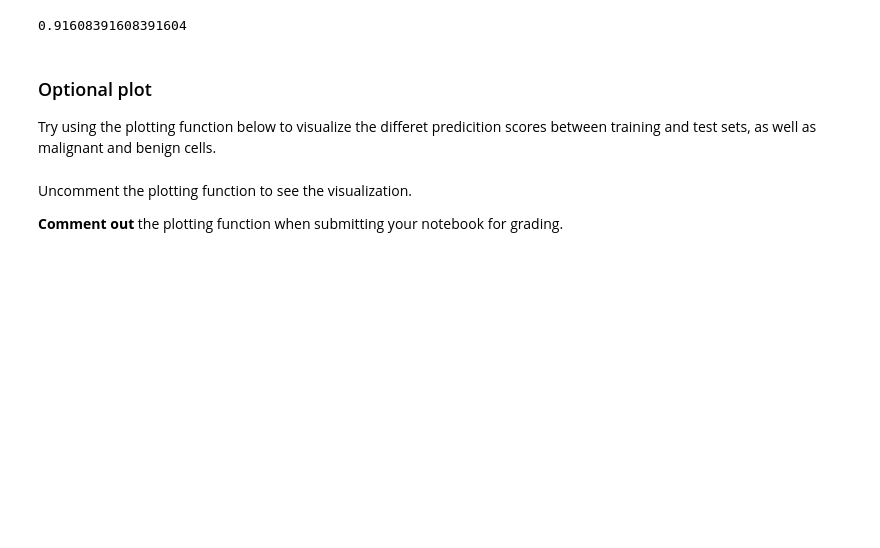
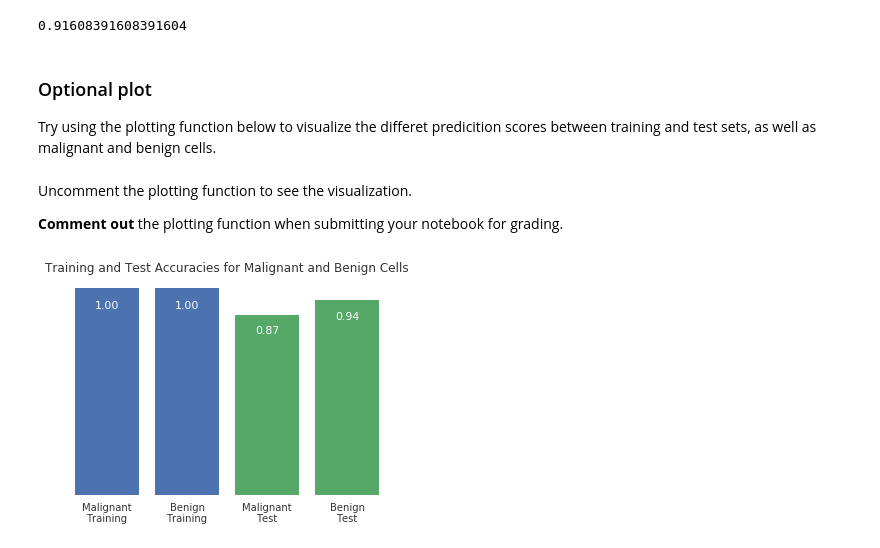
Before and after one commit to hany-elkhadragy/Applied-Data-Science-with-Python-Specialization, a Jupyter notebook: 03-Applied Machine Learning in Python/Assignment_Week_1.ipynb, the cells around one changed output. Cells and saved outputs as stored; diff of their text form; code cells hidden in the pictures; blank space fills up the shorter version.

```diff
--- a/03-Applied Machine Learning in Python/Assignment_Week_1.ipynb
+++ b/03-Applied Machine Learning in Python/Assignment_Week_1.ipynb
@@ -304,0 +303,4 @@ Uncomment the plotting function to see the visualization.
+# %%
+accuracy_plot()
+# %% [output]
+[figure, added]
```
Also changed, not shown: parts of 2 cells of this notebook.
